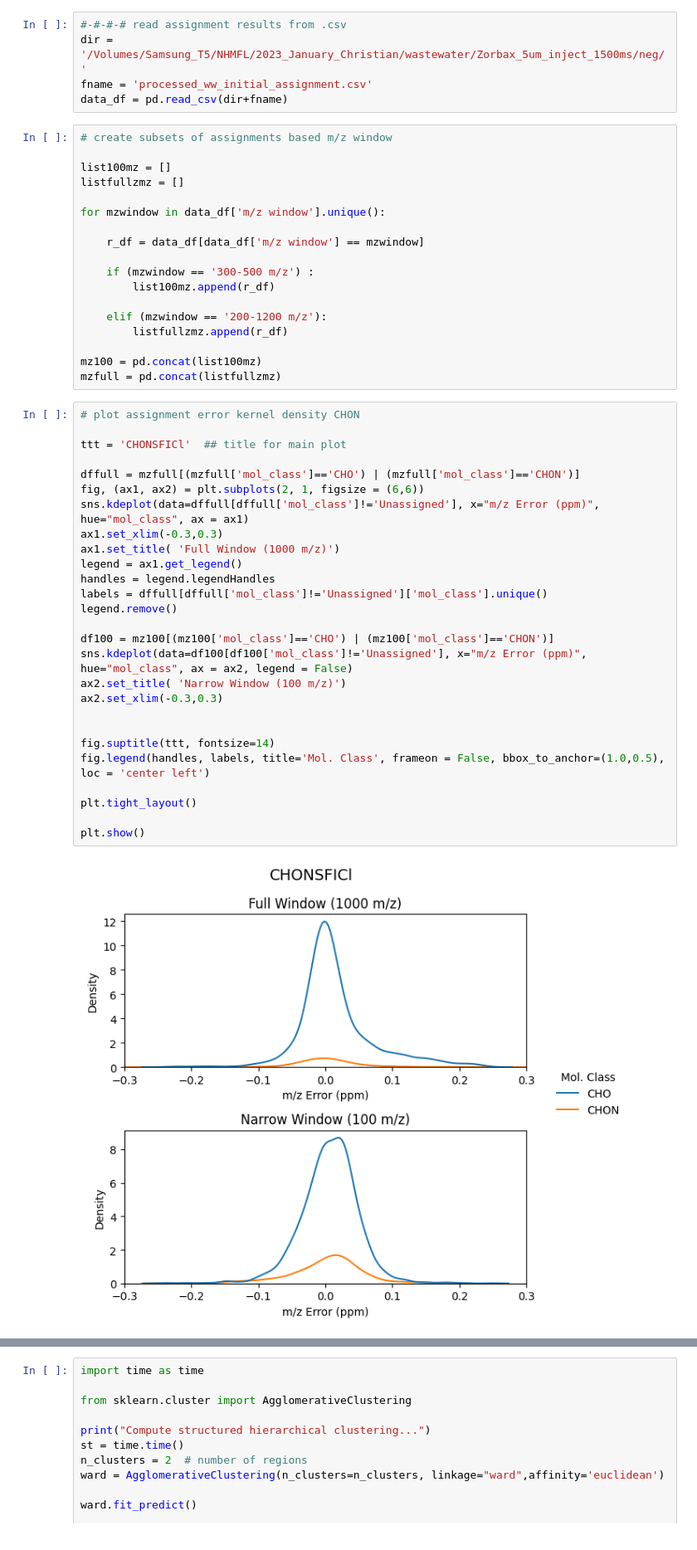
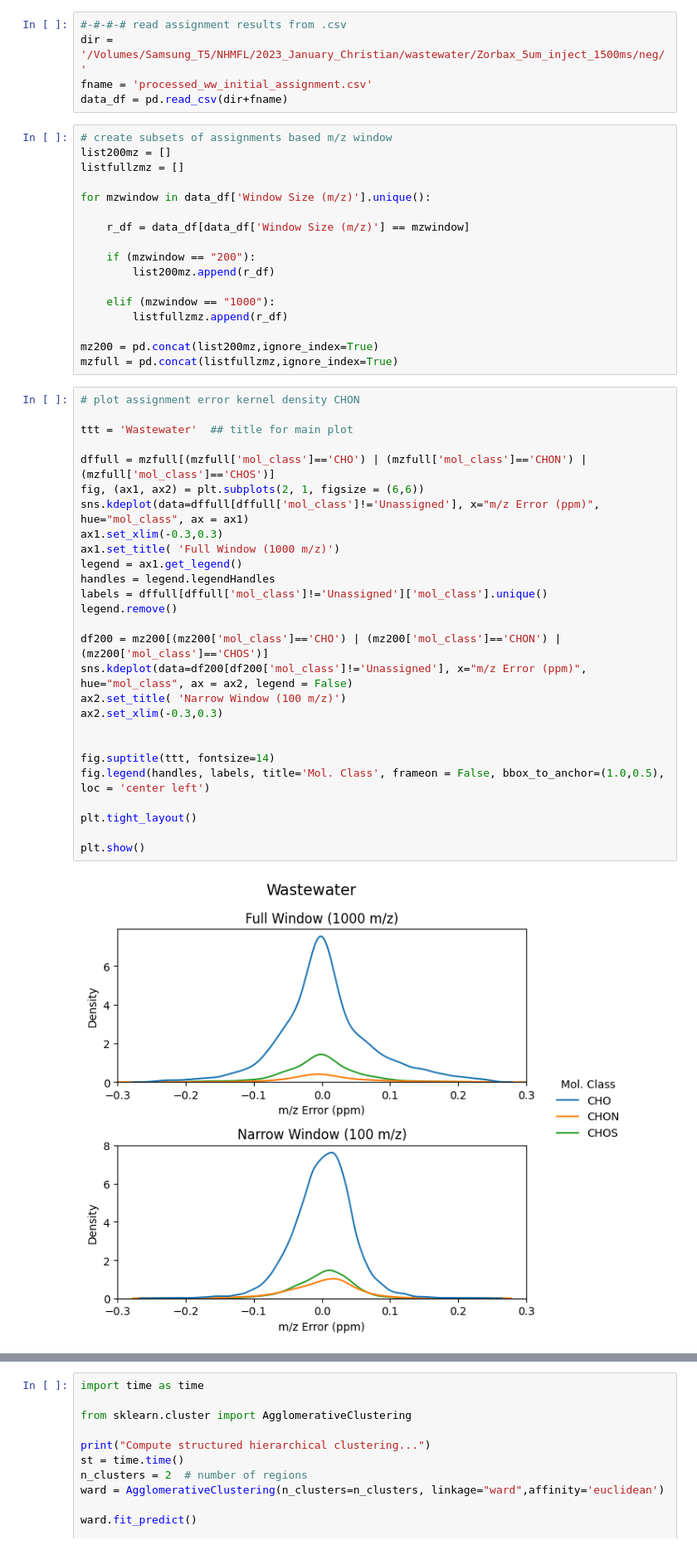
Before and after one commit to rboiteau/CoreMS, a Jupyter notebook: LC-21T-neg.ipynb, the cells around one changed output, grey strips where cells are left out. Shown at 83% size. Saved outputs shown, nothing was run; the diff lists cells and outputs as text.

```diff
--- a/LC-21T-neg.ipynb
+++ b/LC-21T-neg.ipynb
@@ -200,48 +239,47 @@ fname = 'processed_ww_initial_assignment.csv'
 data_df = pd.read_csv(dir+fname)
 # %%
 # create subsets of assignments based m/z window
-
-list100mz = []
+list200mz = []
 listfullzmz = []
 
-for mzwindow in data_df['m/z window'].unique():
+for mzwindow in data_df['Window Size (m/z)'].unique():
 
-    r_df = data_df[data_df['m/z window'] == mzwindow]
+    r_df = data_df[data_df['Window Size (m/z)'] == mzwindow]
 
-    if (mzwindow == '300-500 m/z') :
-        list100mz.append(r_df)
+    if (mzwindow == "200"):
+        list200mz.append(r_df)
 
-    elif (mzwindow == '200-1200 m/z'):
+    elif (mzwindow == "1000"):
         listfullzmz.append(r_df)
 
-mz100 = pd.concat(list100mz)
-mzfull = pd.concat(listfullzmz)
+mz200 = pd.concat(list200mz,ignore_index=True)
+mzfull = pd.concat(listfullzmz,ignore_index=True)
 # %%
 # plot assignment error kernel density CHON
 
-ttt = 'CHONSFICl'  ## title for main plot
+ttt = 'Wastewater'  ## title for main plot
 
-dffull = mzfull[(mzfull['mol_class']=='CHO') | (mzfull['mol_class']=='CHON')]
+dffull = mzfull[(mzfull['mol_class']=='CHO') | (mzfull['mol_class']=='CHON') | (mzfull['mol_class']=='CHOS')]
 fig, (ax1, ax2) = plt.subplots(2, 1, figsize = (6,6))
 sns.kdeplot(data=dffull[dffull['mol_class']!='Unassigned'], x="m/z Error (ppm)", hue="mol_class", ax = ax1)
 ax1.set_xlim(-0.3,0.3)
 ax1.set_title( 'Full Window (1000 m/z)')
 legend = ax1.get_legend()
 handles = legend.legendHandles
 labels = dffull[dffull['mol_class']!='Unassigned']['mol_class'].unique()
 legend.remove()
 
-df100 = mz100[(mz100['mol_class']=='CHO') | (mz100['mol_class']=='CHON')]
-sns.kdeplot(data=df100[df100['mol_class']!='Unassigned'], x="m/z Error (ppm)", hue="mol_class", ax = ax2, legend = False)
+df200 = mz200[(mz200['mol_class']=='CHO') | (mz200['mol_class']=='CHON') | (mz200['mol_class']=='CHOS')]
+sns.kdeplot(data=df200[df200['mol_class']!='Unassigned'], x="m/z Error (ppm)", hue="mol_class", ax = ax2, legend = False)
 ax2.set_title( 'Narrow Window (100 m/z)')
 ax2.set_xlim(-0.3,0.3)
 
 
 fig.suptitle(ttt, fontsize=14)
 fig.legend(handles, labels, title='Mol. Class', frameon = False, bbox_to_anchor=(1.0,0.5), loc = 'center left')
 
 plt.tight_layout()
 
 plt.show()
 # %% [output]
-[figure, old version]
+[figure, new version]
```
Also changed, not shown: parts of 22 cells of this notebook, 2 other files.
